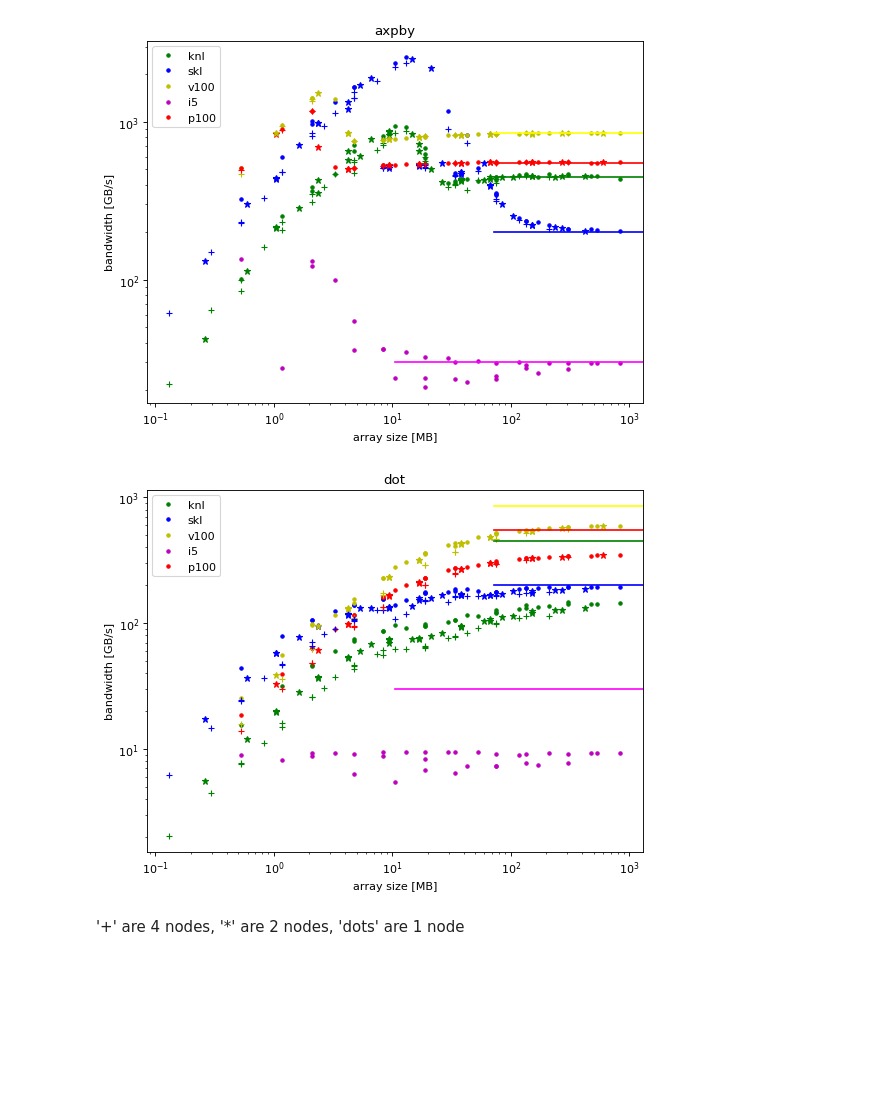
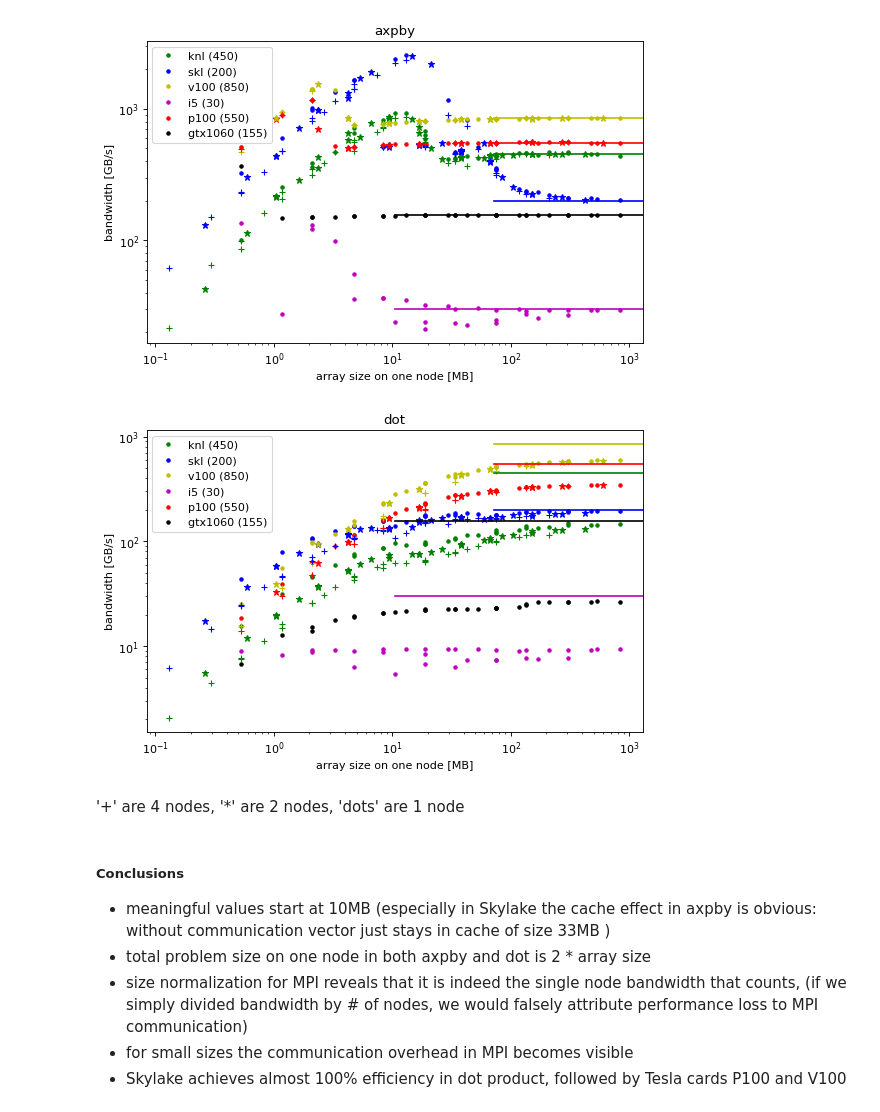
Before and after one commit to mwiesenberger/performance, a Jupyter notebook: Axpby Plot.ipynb, the cells around one changed output. Saved outputs shown, nothing was run; the diff lists cells and outputs as text; code cells hidden in the pictures; blank space fills up the shorter version.

Commit message:
worked on plots

```diff
--- a/Axpby Plot.ipynb
+++ b/Axpby Plot.ipynb
@@ -9,7 +9,7 @@ filesD = {'knl_mpi1':('knl',1,'g.'), 'knl_mpi2':('knl',2,'g*'), 'knl_mpi4':('knl
          'skl_mpi1':('skl',1,'b.'), 'skl_mpi2':('skl',2,'b*'), 'skl_mpi4':('skl',4,'b+'),
          'p100_mpi1':('p100',1,'r.'), 'p100_mpi2':('p100',2,'r*'), 'p100_mpi4':('p100',4,'r+'),
          'v100_mpi1':('v100',1,'y.'), 'v100_mpi2':('v100',2,'y*'), 'v100_mpi4':('v100',4,'y+'),
-         'i5':('i5',1,'m.')
+         'i5':('i5',1,'m.'),'gtx1060':('gtx1060',1,'k.')
              }
 # order by number of nodes to make labeling easier further down
 files = odict(sorted(filesD.items(), key= lambda t : t[1][1]))
@@ -19,35 +19,47 @@ for k,v in files.items():
     if v[1]==1: number+=1
 # %%
 for q in ('axpby','dot'):
-    fig,ax=plt.subplots(1,1,figsize=(8,6),dpi= 80, facecolor='w', edgecolor='k')
+    fig,ax=plt.subplots(1,1,figsize=(8,5),dpi= 80, facecolor='w', edgecolor='k')
     for f, v in files.items():
         #read in csv file
         df=pd.read_csv('benchmark_'+f+'.csv', delimiter=' ')
         #add size and get rid of non-relevant columns
         df.insert(0,'size', 8*df['n']*df['n']*df['Nx']*df['Ny']/1e6/v[1])
         bw = df[['n','Nx','Ny','size']]
         bw = bw.assign(axpby = df['size']/1000*3/df['axpby'])
         bw = bw.assign(dot = df['size']/1000*2/df['dot'])
         #compute mean and standard derivation of 'same' groups
         bw=bw.groupby(['n', 'Nx','Ny','size']).agg(['mean', 'std'])
         bw=bw.reset_index(level=['n','Nx','Ny','size'])
         bw=bw.sort_values(by='size')
         bw[q].plot(ax=ax,style=v[2],x=bw.loc[:,'size'],y='mean',label=v[0])
-    plt.xlabel('array size [MB]')
+    plt.xlabel('array size on one node [MB]')
     plt.ylabel('bandwidth [GB/s]')
     plt.xscale('log')
     plt.yscale('log')
+    bw=[450,200,850,30,550,155]
+    plt.axhline(y=bw[0],xmin=0.7,xmax=1,color='g')
+    plt.axhline(y=bw[1],xmin=0.7,xmax=1,color='b')
+    plt.axhline(y=bw[2],xmin=0.7,xmax=1,color='y')
+    plt.axhline(y=bw[3],xmin=0.5,xmax=1,color='m')
+    plt.axhline(y=bw[4],xmin=0.7,xmax=1,color='r')
+    plt.axhline(y=bw[5],xmin=0.5,xmax=1,color='k')
+
     handles, labels = plt.gca().get_legend_handles_labels()
+    for i in range(number):
+        labels[i]=labels[i]+' ('+str(bw[i])+')'
     hanles = handles[0:number]; labels = labels[0:number]
-    plt.axhline(y=200,xmin=0.7,xmax=1,color='blue')
-    plt.axhline(y=450,xmin=0.7,xmax=1,color='green')
-    plt.axhline(y=550,xmin=0.7,xmax=1,color='red')
-    plt.axhline(y=850,xmin=0.7,xmax=1,color='yellow')
-    plt.axhline(y=30,xmin=0.5,xmax=1,color='magenta')
     plt.legend(handles, labels, loc='upper left')
     plt.title(q)
 # %% [output]
-[figure, old version]
+[figure, new version]
-[figure, old version]
+[figure, new version]
 # %% [markdown]
 '+' are 4 nodes, '*' are 2 nodes, 'dots' are 1 node
+# %% [markdown]
+##### Conclusions
+- meaningful values start at 10MB (especially in Skylake the cache effect in axpby is obvious: without communication vector just stays in cache of size 33MB )
+- total problem size on one node in both axpby and dot is 2 * array size
+- size normalization for MPI reveals that it is indeed the single node bandwidth that counts, (if we simply divided bandwidth by # of nodes, we would falsely attribute performance loss to MPI communication)
+- for small sizes the communication overhead in MPI becomes visible
+- Skylake achieves almost 100% efficiency in dot product, followed by Tesla cards P100 and V100
```
Also changed, not shown: 2 other files.
